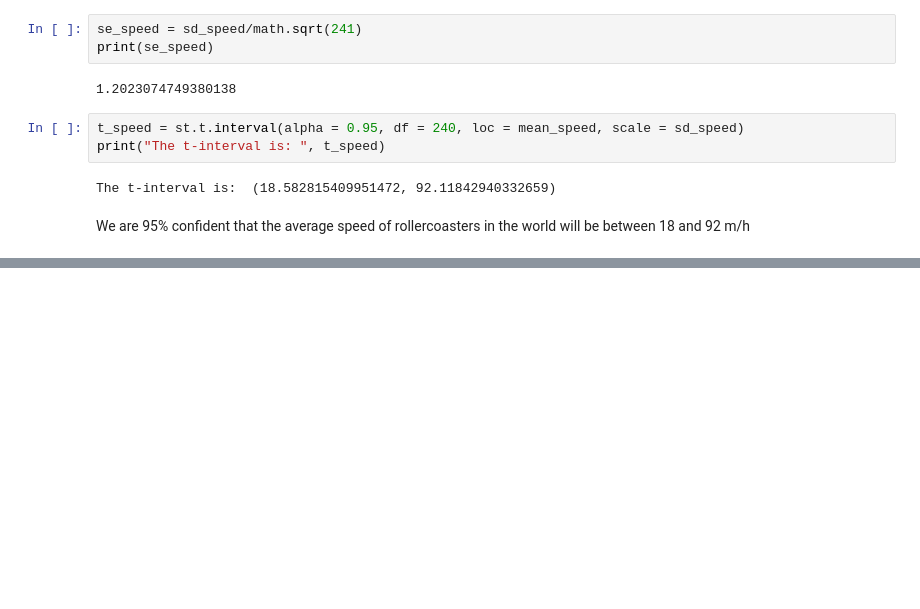
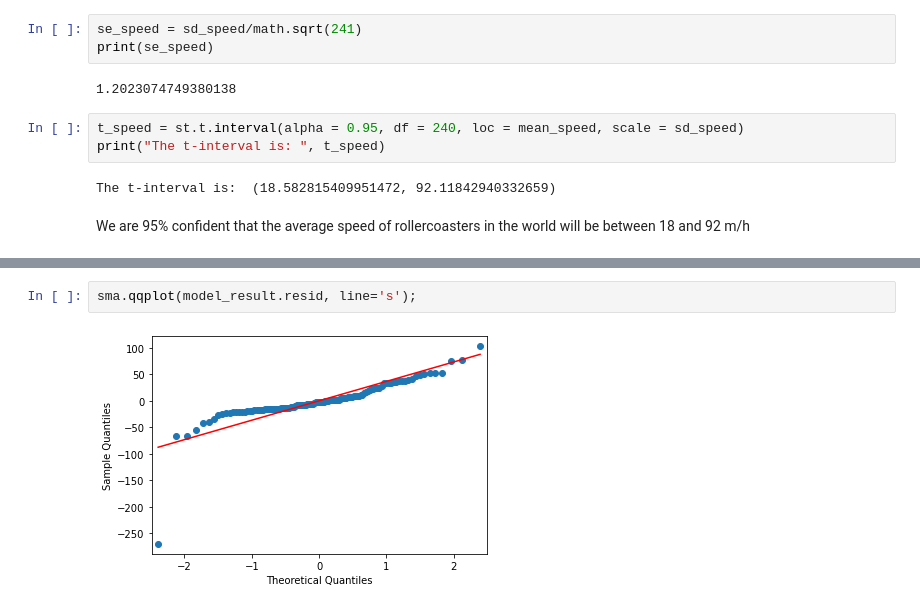
Before and after one commit to vnguyen24/SURF2022, a Jupyter notebook: Session4/Michelle_prep.ipynb, the cells around one changed output, grey strips where cells are left out. Cells and saved outputs as stored; diff of their text form; blank space fills up the shorter version.

```diff
--- a/Session4/Michelle_prep.ipynb
+++ b/Session4/Michelle_prep.ipynb
@@ -176,0 +147,4 @@ We are 95% confident that the average speed of rollercoasters in the world will
+# %%
+sma.qqplot(model_result.resid, line='s');
+# %% [output]
+[figure, added]
```
Also changed, not shown: parts of 39 cells of this notebook.
